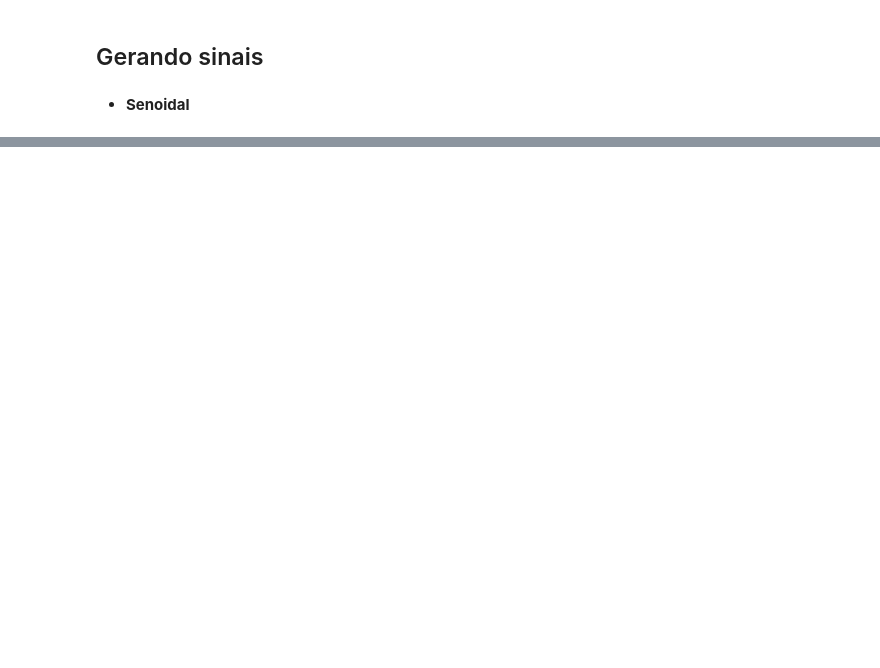
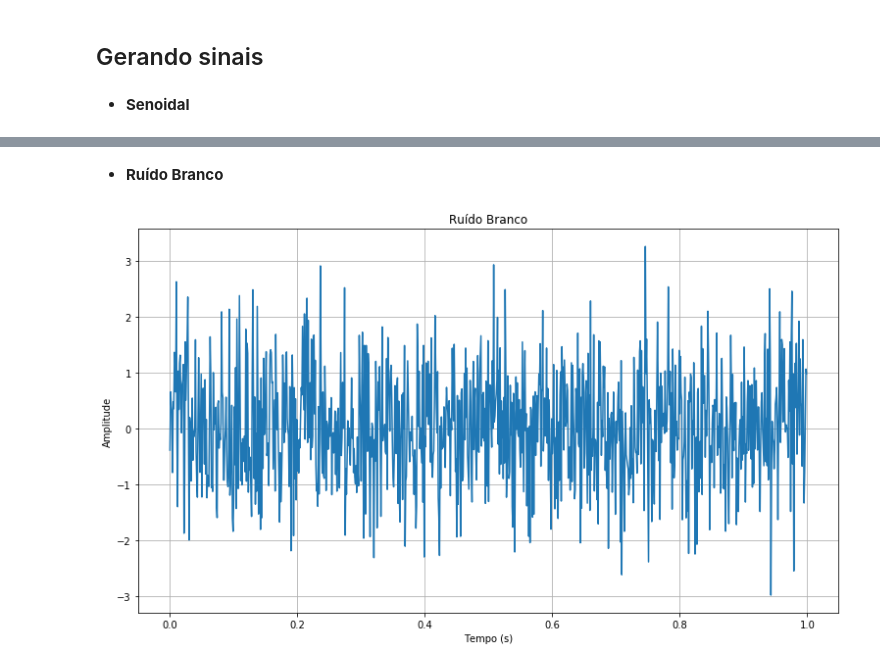
Before and after one commit to lucas-noblat/GerOndApp, a Jupyter notebook: APP/1v_GerOndApp.ipynb, the cells around one changed output, grey strips where cells are left out. Drawn from its saved outputs; the diff is of its cells as text; code cells hidden in the pictures; blank space fills up the shorter version.

```diff
--- a/APP/1v_GerOndApp.ipynb
+++ b/APP/1v_GerOndApp.ipynb
@@ -41,0 +56,12 @@ NameError: name 'seno' is not defined
+# %% [markdown]
+- **Ruído Branco**
+# %%
+# Gerando
+
+x, ruido_branco = fc.ruido_branco(amplitude=1, freq_inicial=0,freq_final=1,num_componentes=1000, duracao=1)
+
+# Plotando
+
+fc.plotar(x, ruido_branco, 'Ruído Branco', salvar_como='Ruido Branco')
+# %% [output]
+[figure, added]
```
Also changed, not shown: parts of 8 cells of this notebook, 1 other file.
